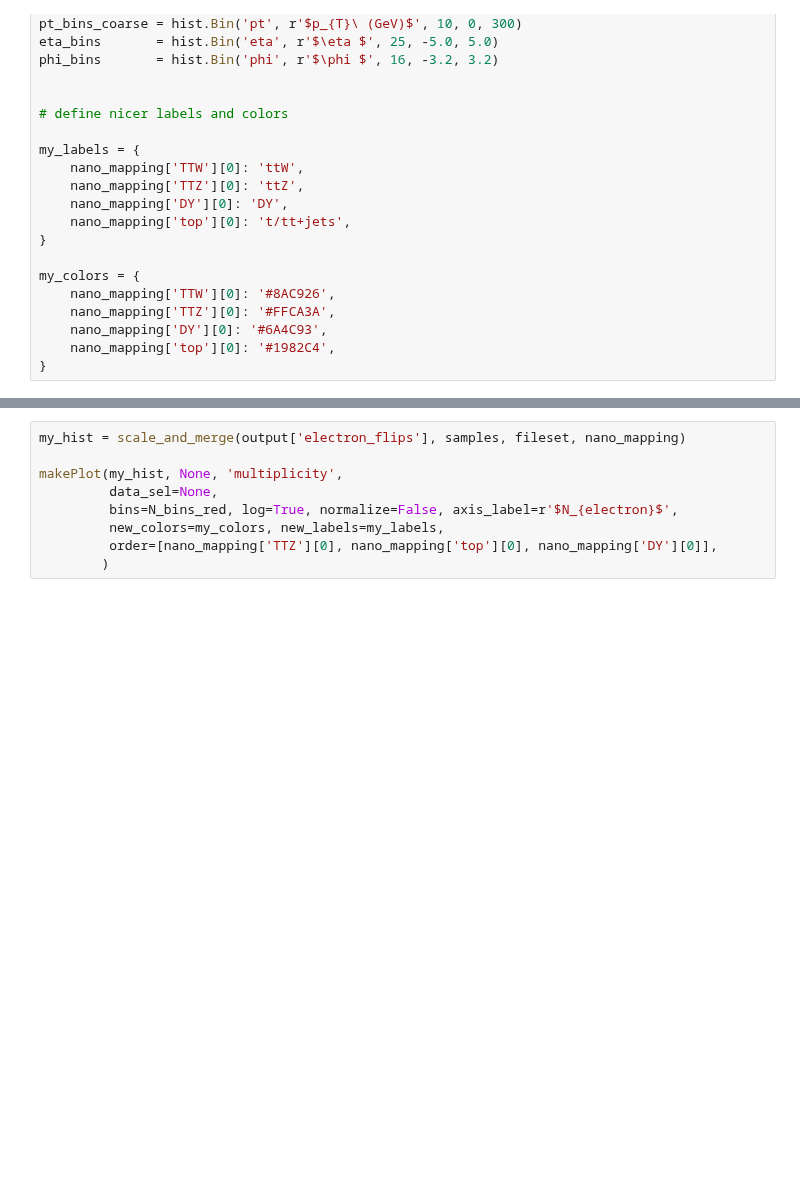
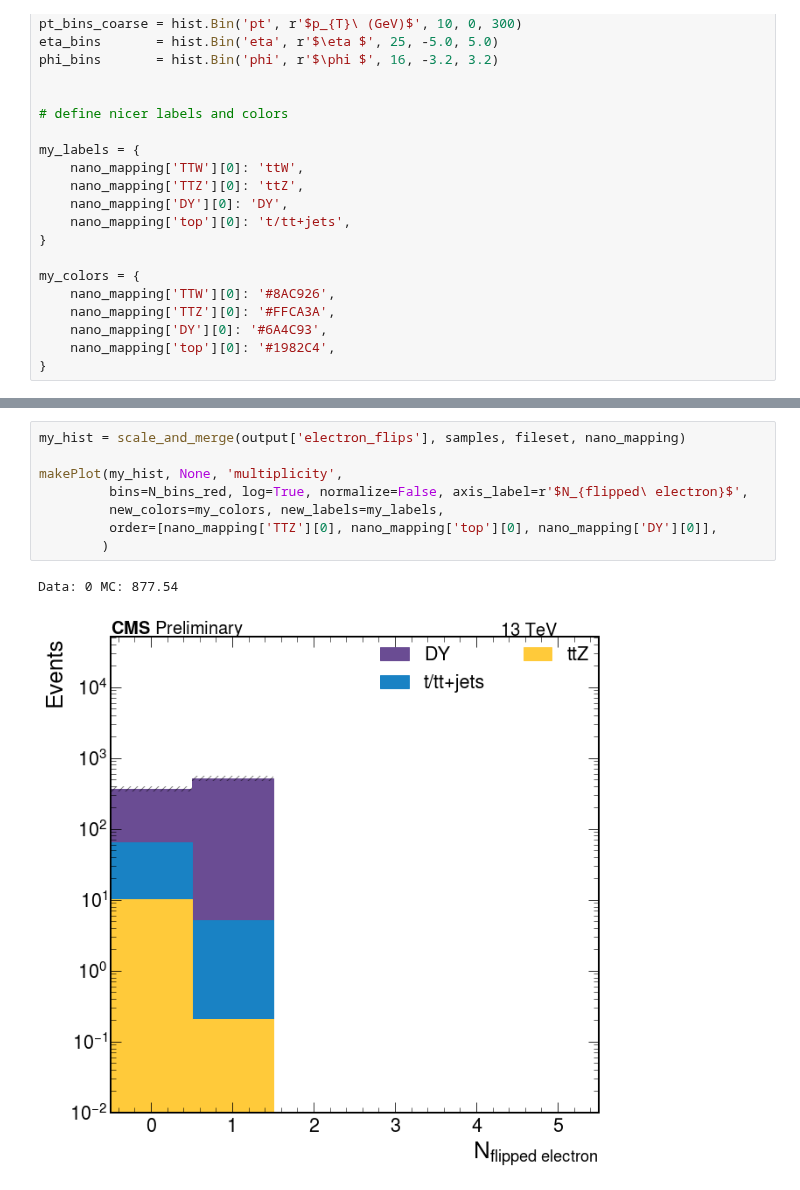
Before and after one commit to JacksonWallace/FCNC, a Jupyter notebook: notebooks/Electrons.ipynb, the cells around one changed output, grey strips where cells are left out. Drawn from its saved outputs; the diff is of its cells as text; blank space fills up the shorter version.

```diff
--- a/notebooks/Electrons.ipynb
+++ b/notebooks/Electrons.ipynb
@@ -151,12 +153,14 @@ Data: 0 MC: 888.86
 # %%
 my_hist = scale_and_merge(output['electron_flips'], samples, fileset, nano_mapping)
 
 makePlot(my_hist, None, 'multiplicity',
-         data_sel=None,
-         bins=N_bins_red, log=True, normalize=False, axis_label=r'$N_{electron}$',
+         bins=N_bins_red, log=True, normalize=False, axis_label=r'$N_{flipped\ electron}$',
          new_colors=my_colors, new_labels=my_labels,
          order=[nano_mapping['TTZ'][0], nano_mapping['top'][0], nano_mapping['DY'][0]],
         )
+# %% [output]
+Data: 0 MC: 877.54
+[figure, added]
 # %%
 my_hist = scale_and_merge(output['electron'], samples, fileset, nano_mapping)
 
```
Also changed, not shown: parts of 13 cells of this notebook, 4 other files.
